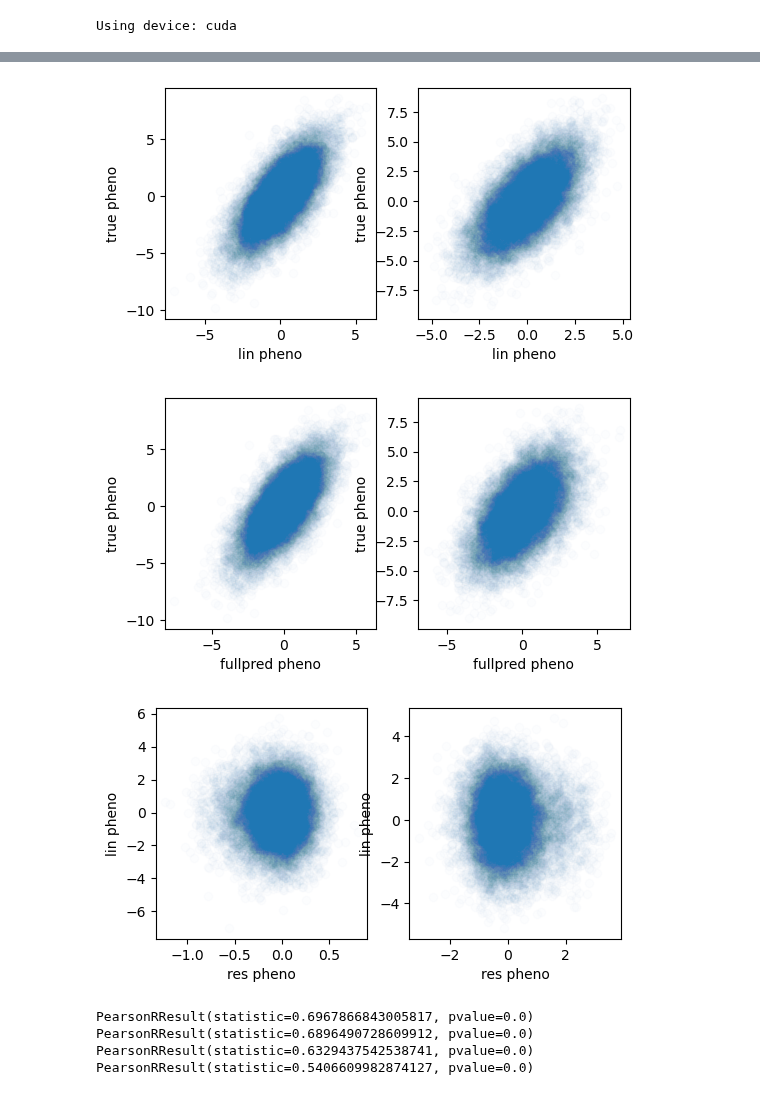
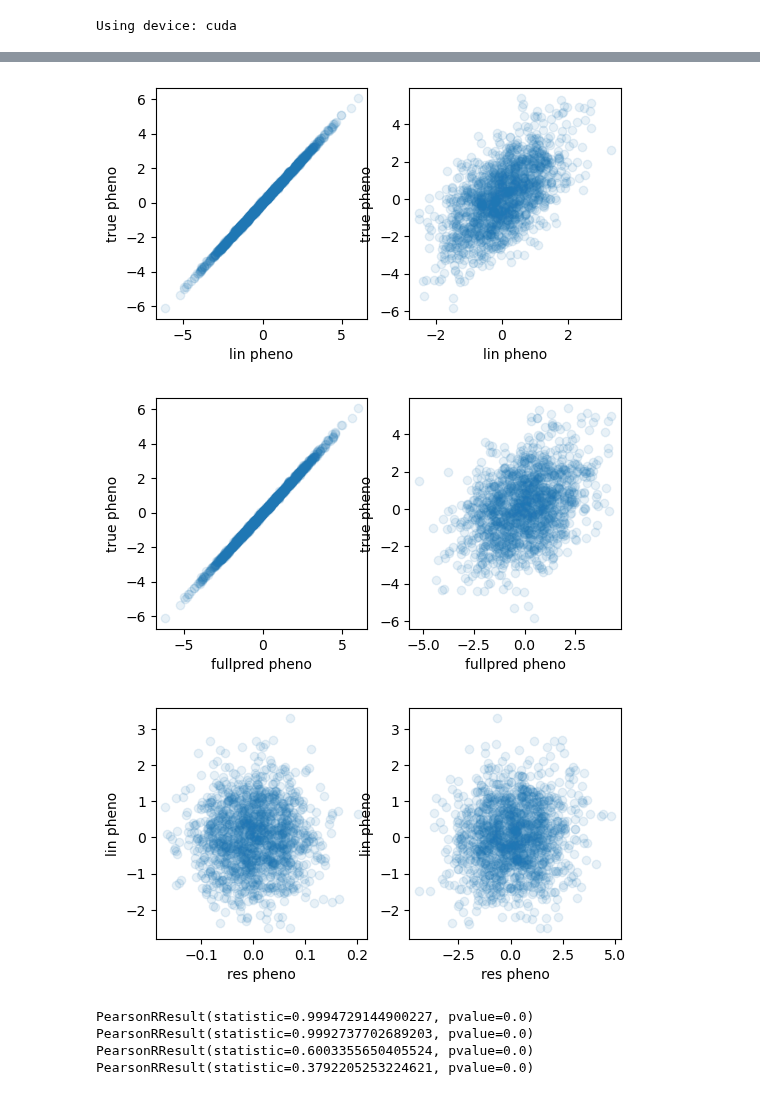
Before and after one commit to Arcadia-Science/2025-epistasis-dl-quantgen, a Jupyter notebook: workflow_sims/alphasimr_mini/gp_combi.ipynb, the cells around one changed output, grey strips where cells are left out. Saved outputs shown, nothing was run; the diff lists cells and outputs as text; code cells hidden in the pictures.

```diff
--- a/workflow_sims/alphasimr_mini/gp_combi.ipynb
+++ b/workflow_sims/alphasimr_mini/gp_combi.ipynb
@@ -32,7 +32,7 @@ EPS = 1e-15
 batch_size = 1000
 num_workers = 3
 
-base_file_name = 'test_sim_WF_1kbt_100k_100sites_'
+base_file_name = 'test_sim_qhaplo_10k_100sites_Ve0_'
 
 
 
@@ -69,7 +69,7 @@ Using device: cuda
 # Training loop with tunable regularization strength
 def train_gplinear(model, train_loader, test_loader,
           kl_weight = 0.01,
-          learning_rate=0.001,
+          learning_rate=0.01,
           max_epochs=200,
           min_delta = 0.001,
           patience = 20,
@@ -441,40 +441,40 @@ for i, ax in enumerate(axes):
     linpreds = linear_preds_all[:, i]
     true_pheno = truepheno_preds_all[:, i]
 
     # Plot histogram
-    ax.scatter(linpreds, true_pheno, alpha = 0.01)
+    ax.scatter(linpreds, true_pheno, alpha = 0.1)
     ax.set_xlabel('lin pheno')
     ax.set_ylabel('true pheno')
 
 fig, axes = plt.subplots(1, n_phen, figsize=(n_phen * 3, 3))
 
 for i, ax in enumerate(axes):
     # Extract predictions for this phenotype
     respreds = residual_preds_all[:, i]
     true_pheno = truepheno_preds_all[:, i]
     fullpreds = residual_preds_all[:, i] + linear_preds_all[:, i]
 
     # Plot histogram
-    ax.scatter(fullpreds, true_pheno, alpha = 0.01)
+    ax.scatter(fullpreds, true_pheno, alpha = 0.1)
     ax.set_xlabel('fullpred pheno')
     ax.set_ylabel('true pheno')
 
 
 fig, axes = plt.subplots(1, n_phen, figsize=(n_phen * 3, 3))
 
 for i, ax in enumerate(axes):
     # Extract predictions for this phenotype
     respreds = residual_preds_all[:, i]
-    linpreds = linear_preds_all[:, i]
+    true_res = truepheno_preds_all[:, i] - linear_preds_all[:, i]
 
     # Plot histogram
-    ax.scatter(respreds, linpreds, alpha = 0.01)
+    ax.scatter(true_res, linpreds, alpha = 0.1)
     ax.set_xlabel('res pheno')
     ax.set_ylabel('lin pheno')
 # %% [output]
-[figure, old version]
+[figure, new version]
-[figure, old version]
+[figure, new version]
-[figure, old version]
+[figure, new version]
 # %%
 #residual_preds_all
 
@@ -489,7 +489,7 @@ for i, ax in enumerate(axes):
     print(pearsonr(linpreds,true_pheno))
     print(pearsonr(fullpreds,true_pheno))
 # %% [output]
-PearsonRResult(statistic=0.6967866843005817, pvalue=0.0)
-PearsonRResult(statistic=0.6896490728609912, pvalue=0.0)
-PearsonRResult(statistic=0.6329437542538741, pvalue=0.0)
-PearsonRResult(statistic=0.5406609982874127, pvalue=0.0)
+PearsonRResult(statistic=0.9994729144900227, pvalue=0.0)
+PearsonRResult(statistic=0.9992737702689203, pvalue=0.0)
+PearsonRResult(statistic=0.6003355650405524, pvalue=0.0)
+PearsonRResult(statistic=0.3792205253224621, pvalue=0.0)
```
Also changed, not shown: parts of 3 cells of this notebook, 2 other files.
